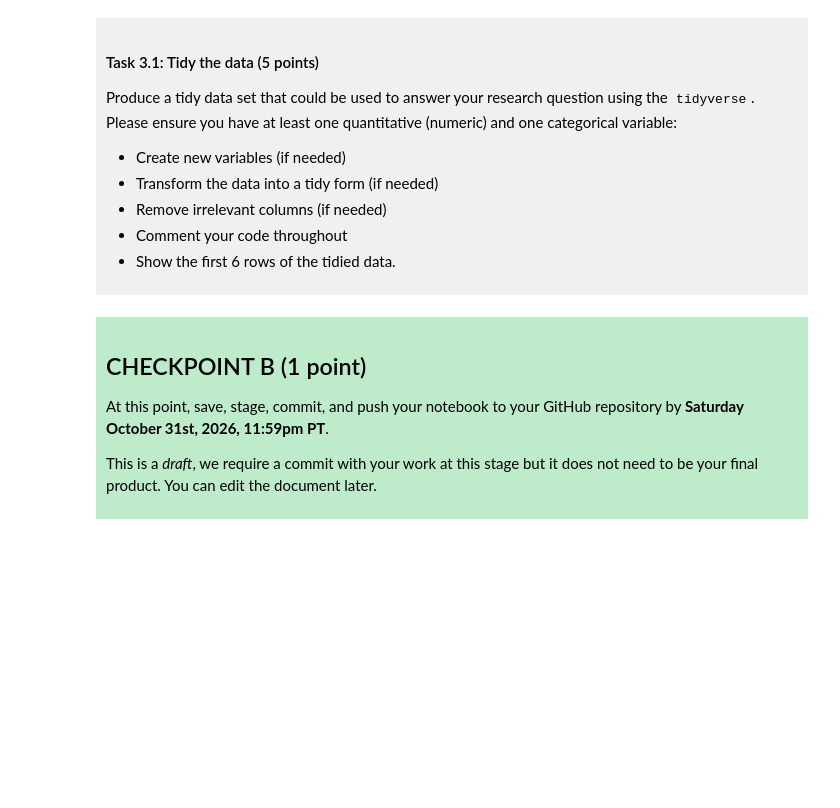
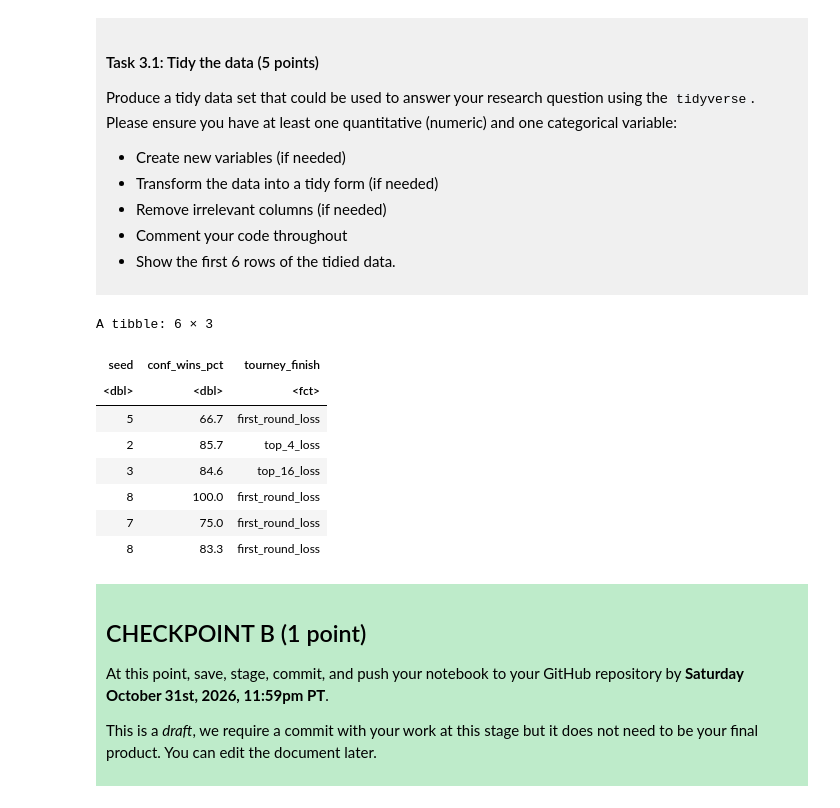
Before and after one commit to avidalb26/dsci-100-project-alejandra-vidal, a Jupyter notebook: dsci-100-project-notebook.ipynb, the cells around one changed output. Saved outputs shown, nothing was run; the diff lists cells and outputs as text; code cells hidden in the pictures; blank space fills up the shorter version.

```diff
--- a/dsci-100-project-notebook.ipynb
+++ b/dsci-100-project-notebook.ipynb
@@ -189,7 +211,23 @@ Produce a tidy data set that could be used to answer your research question usin
 
 </div>
 # %%
-### EDIT THIS CODE CELL ###
+womens_march_madness_tidy <- womens_march_madness_csv |>
+select(seed, conf_wins_pct, tourney_finish) |> # keeping only response and predictor variables columns (removing irrelevant columns)
+filter(!is.na(conf_wins_pct)) # removing rows from the selected variables that contained missing values
+womens_march_madness_tidy <- womens_march_madness_tidy |>
+mutate(tourney_finish = as_factor(tourney_finish)) |> # converting tourney_finish (response variable) into categorical factor.
+slice(1:6) # showing the first 6 rows of the tidied data
+womens_march_madness_tidy
+# %% [output]
+A tibble: 6 × 3
+| seed | conf_wins_pct | tourney_finish |
+| <dbl> | <dbl> | <fct> |
+| 5 | 66.7 | first_round_loss |
+| 2 | 85.7 | top_4_loss |
+| 3 | 84.6 | top_16_loss |
+| 8 | 100.0 | first_round_loss |
+| 7 | 75.0 | first_round_loss |
+| 8 | 83.3 | first_round_loss |
 # %% [markdown]
 <div style="background-color: #beebca; padding: 10px;">
 
```
Also changed, not shown: parts of 3 cells of this notebook.
